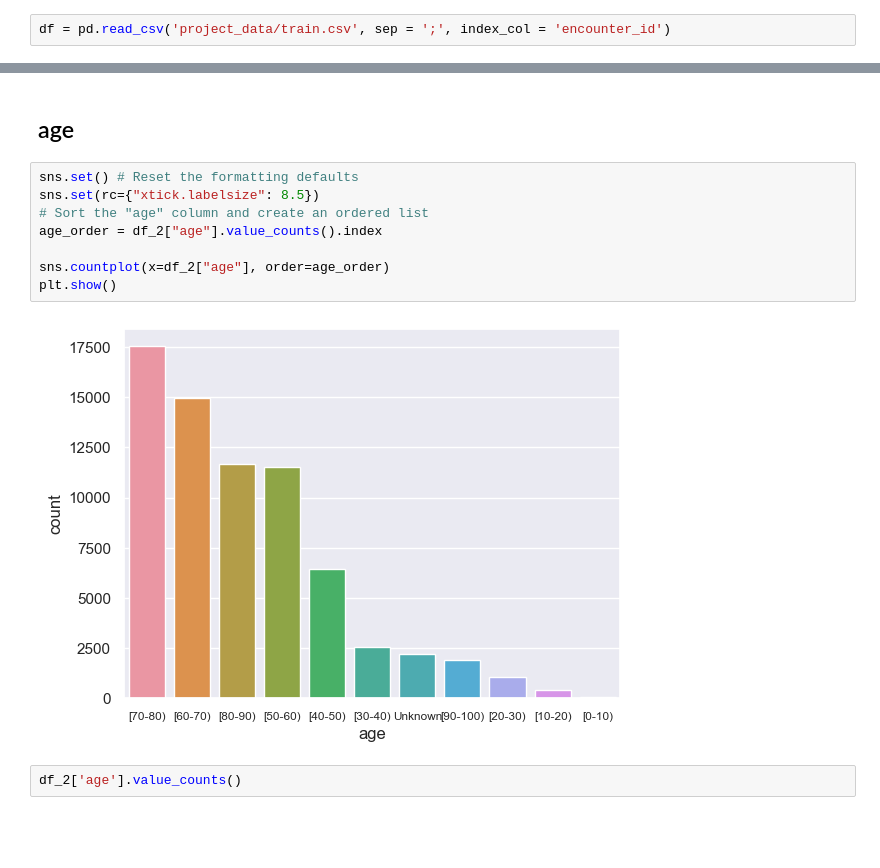
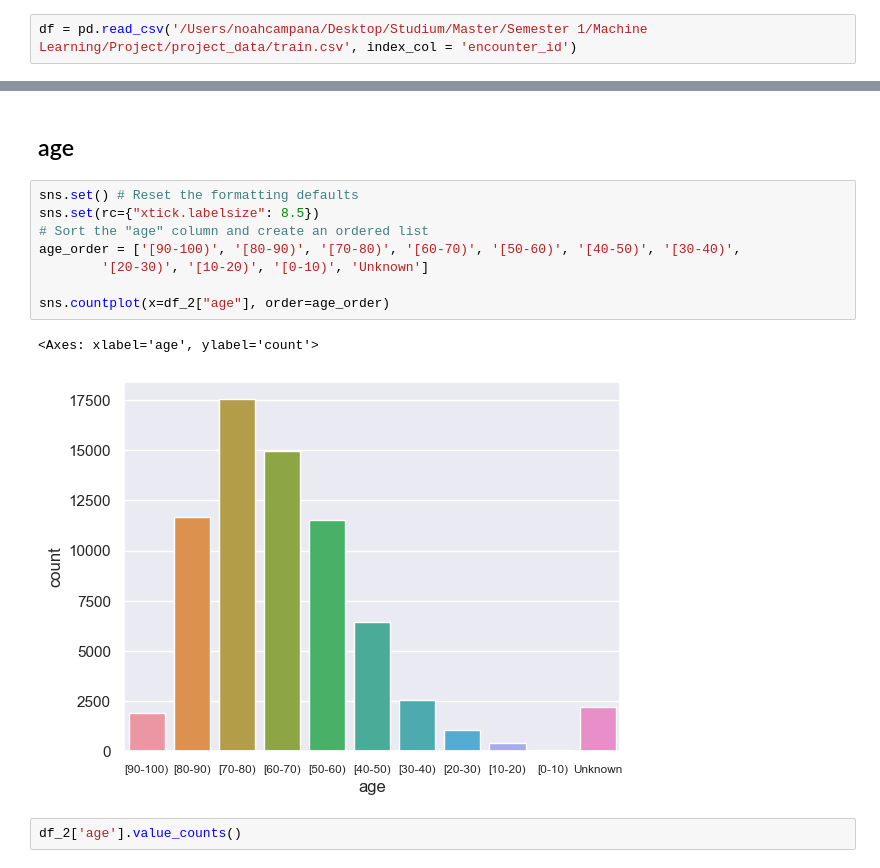
Before and after one commit to cmpnoah/Hospital_ML, a Jupyter notebook: project.ipynb, the cells around one changed output, grey strips where cells are left out. Drawn from its saved outputs; the diff is of its cells as text; blank space fills up the shorter version.

```diff
--- a/project.ipynb
+++ b/project.ipynb
@@ -5,7 +5,7 @@ import matplotlib.pyplot as plt
 from sklearn.linear_model import LinearRegression
 from collections import Counter
 # %%
-df = pd.read_csv('project_data/train.csv', sep = ';', index_col = 'encounter_id')
+df = pd.read_csv('/Users/noahcampana/Desktop/Studium/Master/Semester 1/Machine Learning/Project/project_data/train.csv', index_col = 'encounter_id')
 # %%
 df.shape  #71236 records
 # %% [output]
@@ -657,13 +657,14 @@ df_2['race'] = df_2['race'].replace('Unknown', 'Other')
 # %%
 sns.set() # Reset the formatting defaults
 sns.set(rc={"xtick.labelsize": 8.5})
 # Sort the "age" column and create an ordered list
-age_order = df_2["age"].value_counts().index
+age_order = ['[90-100)', '[80-90)', '[70-80)', '[60-70)', '[50-60)', '[40-50)', '[30-40)',
+        '[20-30)', '[10-20)', '[0-10)', 'Unknown']
 
 sns.countplot(x=df_2["age"], order=age_order)
-plt.show()
 # %% [output]
+<Axes: xlabel='age', ylabel='count'>
-[figure, old version]
+[figure, new version]
 # %%
 df_2['age'].value_counts()
 # %% [output]
```
Also changed, not shown: parts of 9 cells of this notebook, 1 other file.
